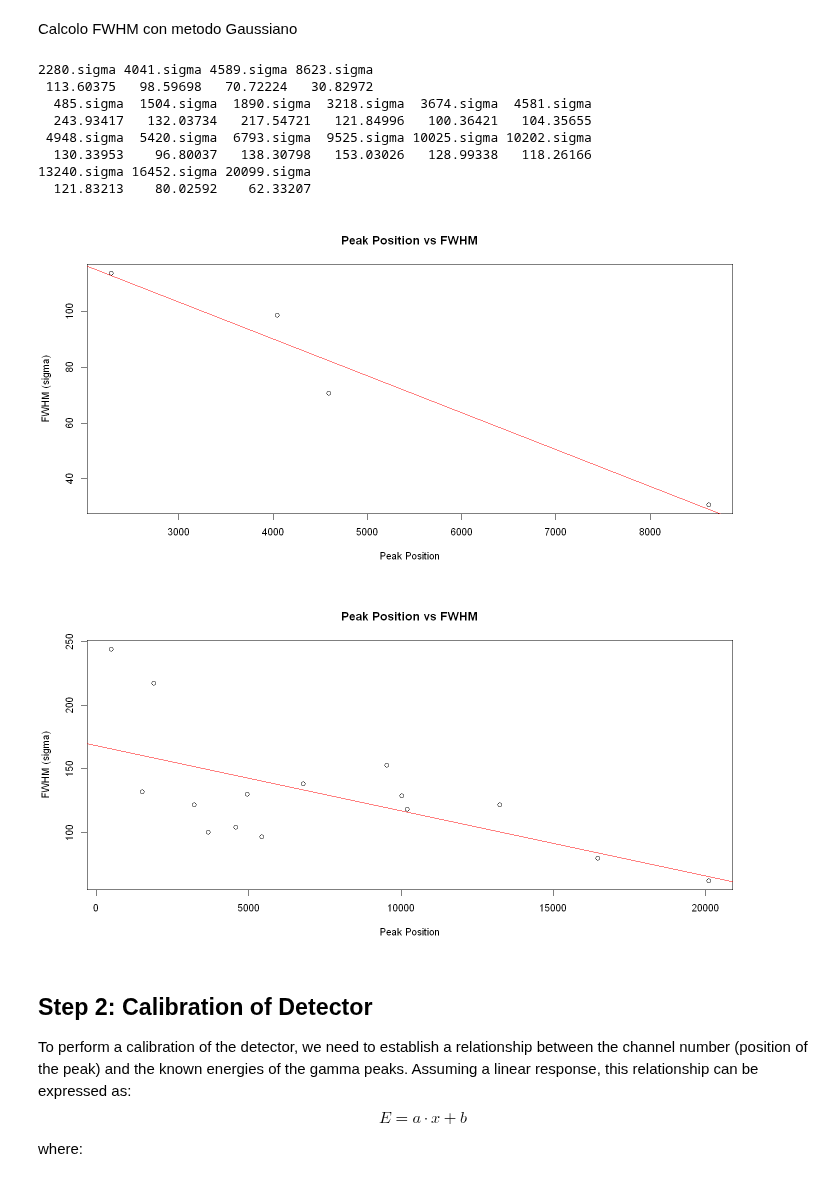
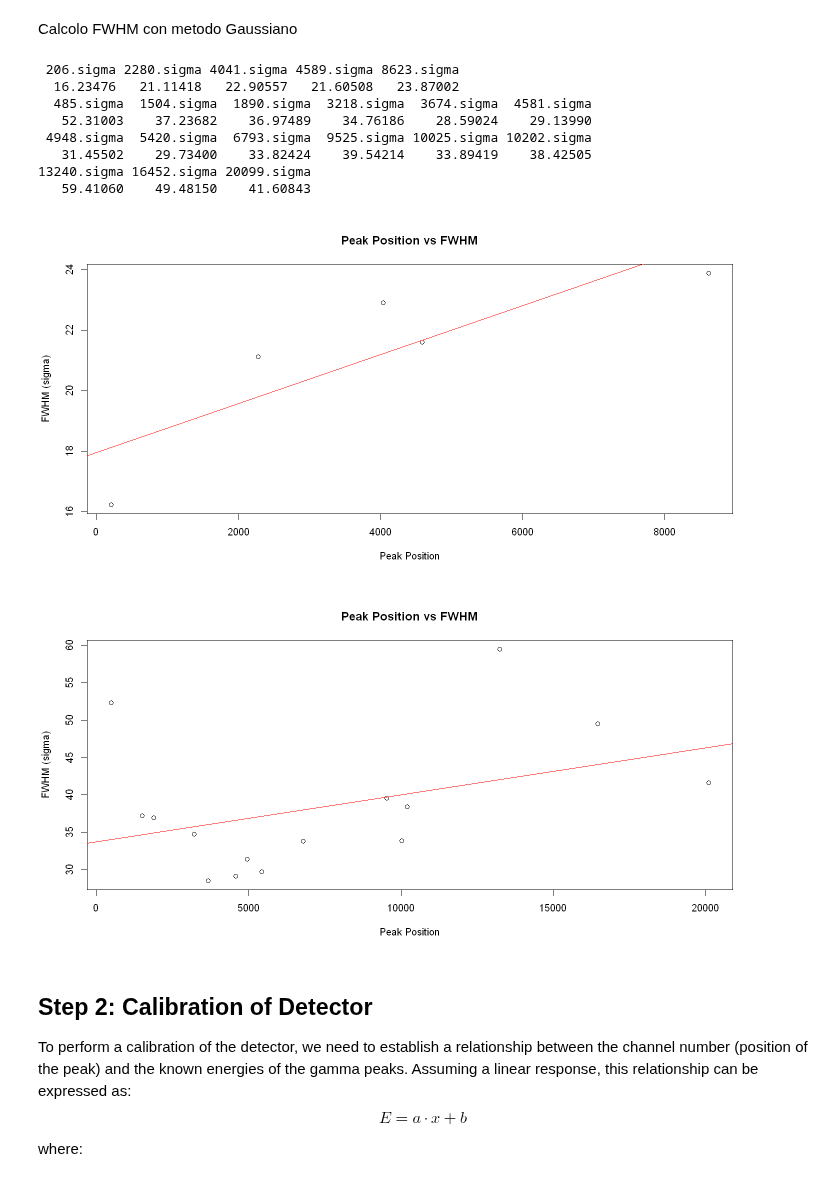
Before and after one commit to EugeniaBoccanera/R_project, a Jupyter notebook: Group_22.ipynb, the cells around one changed output. Drawn from its saved outputs; the diff is of its cells as text; code cells hidden in the pictures.

```diff
--- a/Group_22.ipynb
+++ b/Group_22.ipynb
@@ -268,8 +268,8 @@ find_and_return_peaks_around_x <- function(data, x_values, window_size, apply_sm
 position_co60 <- c(647, 3058, 3458)
 position_cs137 <- c(600, 1779)
 position_na22 <- c(609, 1366, 3302)
-position_AmCsCo<- c(2280, 4041, 4589, 8623)
-position_Th <- c( 485, 1504,1890,  3218, 3674, 4581,4948 , 5420, 6793, 9525, 10025, 10202,13240, 16452, 20099)
+position_AmCsCo<- c(206, 2280, 4041, 4589, 8623)
+position_Th <- c(485, 1504,1890,  3218, 3674, 4581,4948 , 5420, 6793, 9525, 10025, 10202,13240, 16452, 20099)
 plot_peaks_around_x(gr11_co60, "Spectrum of Co-60 with Peaks at Specified X Values", x_values =position_co60, window_size = 5, apply_smoothing = TRUE)
 plot_peaks_around_x(gr11_cs137, "Spectrum of Cs-137 with Peaks at Specified X Values", x_values = position_cs137, window_size = 5, apply_smoothing = TRUE)
 plot_peaks_around_x(gr11_na22, "Spectrum of Na-22 with Peaks at Specified X Values", x_values = position_na22, window_size = 5, apply_smoothing = TRUE)
@@ -303,16 +303,25 @@ peaks_Th
 # Extract data points around each peak
 extract_peak_data <- function(data, peak_positions, window_size) {
   peak_data_list <- list()
-  for (peak in peak_positions) {
-    lower_bound <- max(1, peak - window_size)
-    upper_bound <- min(nrow(data), peak + window_size)
-    peak_data <- data[lower_bound:upper_bound, ]
-    peak_data_list[[as.character(peak)]] <- peak_data
+  for (peak_pos in peak_positions) {
+    # Find the closest index to the peak position
+    index <- which.min(abs(data$Channel - peak_pos))
+
+    # Extract data within the window size around the peak position
+    start_index <- max(1, index - window_size)
+    end_index <- min(nrow(data), index + window_size)
+
+    # Subset the data
+    peak_data <- data[start_index:end_index, ]
+
+    # Store the subsetted data in a list with peak position as key
+    peak_data_list[[as.character(peak_pos)]] <- peak_data
   }
+
   return(peak_data_list)
 }
 
-peak_data_list_AmCsCo <- extract_peak_data(IC48A_AmCsCo, peaks_AmCsCo, window_size = 50)
-peak_data_list_Th <- extract_peak_data(IC48A_Th, peaks_Th, window_size = 50)
+peak_data_list_AmCsCo <- extract_peak_data(IC48A_AmCsCo, peaks_AmCsCo, window_size = 13)
+peak_data_list_Th <- extract_peak_data(IC48A_Th, peaks_Th, window_size = 13)
 print(peak_data_list_AmCsCo)
 # %% [output]
@@ -377,35 +386,33 @@ fwhm_values_Th <- sapply(fits_Th, calculate_fwhm)
 print(fwhm_values_AmCsCo)
 print(fwhm_values_Th)
 # %% [output]
-2280.sigma 4041.sigma 4589.sigma 8623.sigma
- 113.60375   98.59698   70.72224   30.82972
+ 206.sigma 2280.sigma 4041.sigma 4589.sigma 8623.sigma
+  16.23476   21.11418   22.90557   21.60508   23.87002
   485.sigma  1504.sigma  1890.sigma  3218.sigma  3674.sigma  4581.sigma
-  243.93417   132.03734   217.54721   121.84996   100.36421   104.35655
+   52.31003    37.23682    36.97489    34.76186    28.59024    29.13990
  4948.sigma  5420.sigma  6793.sigma  9525.sigma 10025.sigma 10202.sigma
-  130.33953    96.80037   138.30798   153.03026   128.99338   118.26166
+   31.45502    29.73400    33.82424    39.54214    33.89419    38.42505
 13240.sigma 16452.sigma 20099.sigma
-  121.83213    80.02592    62.33207
+   59.41060    49.48150    41.60843
 # %%
 # Example data (assuming these are your peak positions and corresponding FWHM values)
-peak_positions <- c(2280, 4041, 4589, 8623)
-fwhm_values <- c(113.60375, 98.59698, 70.72224, 30.82972)
+peak_positions <- peaks_AmCsCo
+fwhm_values <- fwhm_values_AmCsCo
 
 # Plotting peak positions against FWHM values
 plot(peak_positions, fwhm_values,
      xlab = "Peak Position",
      ylab = "FWHM (sigma)",
      main = "Peak Position vs FWHM")
 
 # Adding a linear regression line
 abline(lm(fwhm_values ~ peak_positions), col = "red")
 # %% [output]
-[figure, old version]
+[figure, new version]
 # %%
 # Example data (assuming these are your peak positions and corresponding FWHM values)
-peak_positions <- c(485, 1504, 1890, 3218, 3674, 4581, 4948, 5420, 6793, 9525, 10025, 10202, 13240, 16452, 20099)
-fwhm_values <- c(243.93417, 132.03734, 217.54721, 121.84996, 100.36421,
-                  104.35655, 130.33953, 96.80037, 138.30798, 153.03026,
-                  128.99338, 118.26166, 121.83213, 80.02592, 62.33207)
+peak_positions <- peaks_Th
+fwhm_values <- fwhm_values_Th
 
 # Plotting peak positions against FWHM values
 plot(peak_positions, fwhm_values,
@@ -416,7 +423,7 @@ plot(peak_positions, fwhm_values,
 # Adding a linear regression line
 abline(lm(fwhm_values ~ peak_positions), col = "red")
 # %% [output]
-[figure, old version]
+[figure, new version]
 # %% [markdown]
 ## Step 2: Calibration of Detector
 To perform a calibration of the detector, we need to establish a relationship between the channel number (position of the peak) and the known energies of the gamma peaks. Assuming a linear response, this relationship can be expressed as:
```
Also changed, not shown: parts of 12 cells of this notebook.
